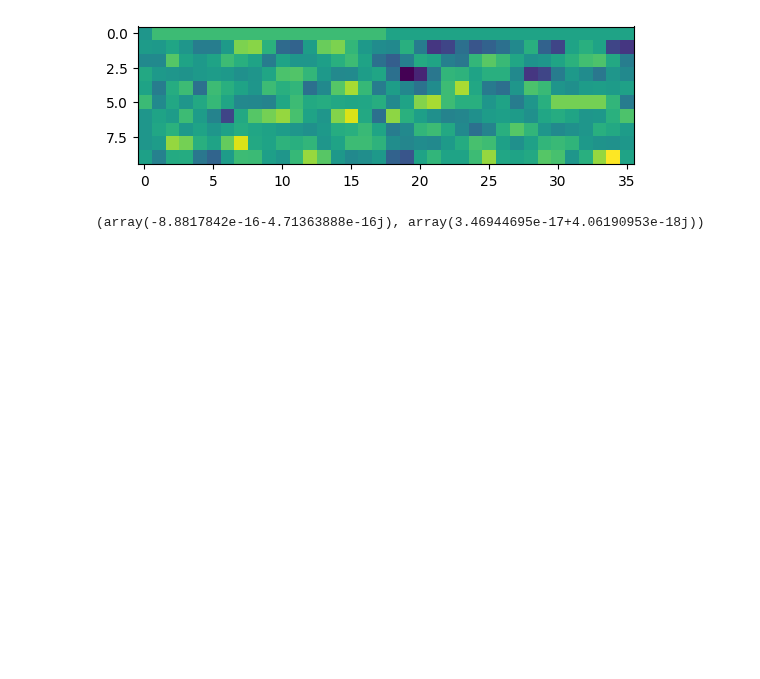
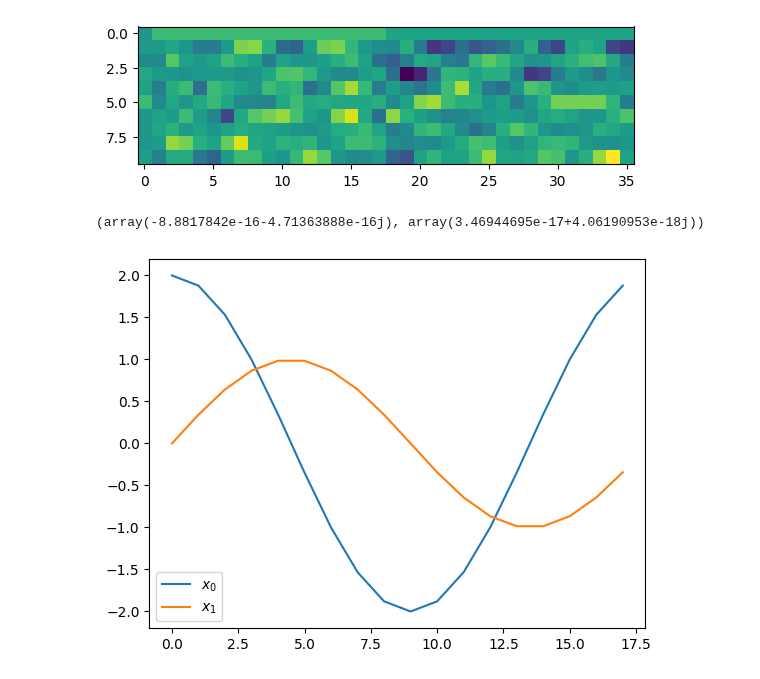
Before and after one commit to schilln/harmonic_balance_python, a Jupyter notebook: test.ipynb, the cells around one changed output. Cells and saved outputs as stored; diff of their text form; code cells hidden in the pictures; blank space fills up the shorter version.

Commit message:
tested time domain computation using trig collocation method

```diff
--- a/test.ipynb
+++ b/test.ipynb
@@ -281,3 +281,11 @@ def abs_max(a, axis=None):
 [figure]
 [figure]
 (array(-8.8817842e-16-4.71363888e-16j), array(3.46944695e-17+4.06190953e-18j))
+# %%
+time = gamma[:, :n] @ b_ext[:n] + 2 * np.real(gamma[:, n:] @ b_ext[n:])
+plt.plot(time.real[:N], label="$x_0$")
+plt.plot(time.real[N:], label="$x_1$")
+plt.legend()
+plt.show()
+# %% [output]
+[figure, added]
```
